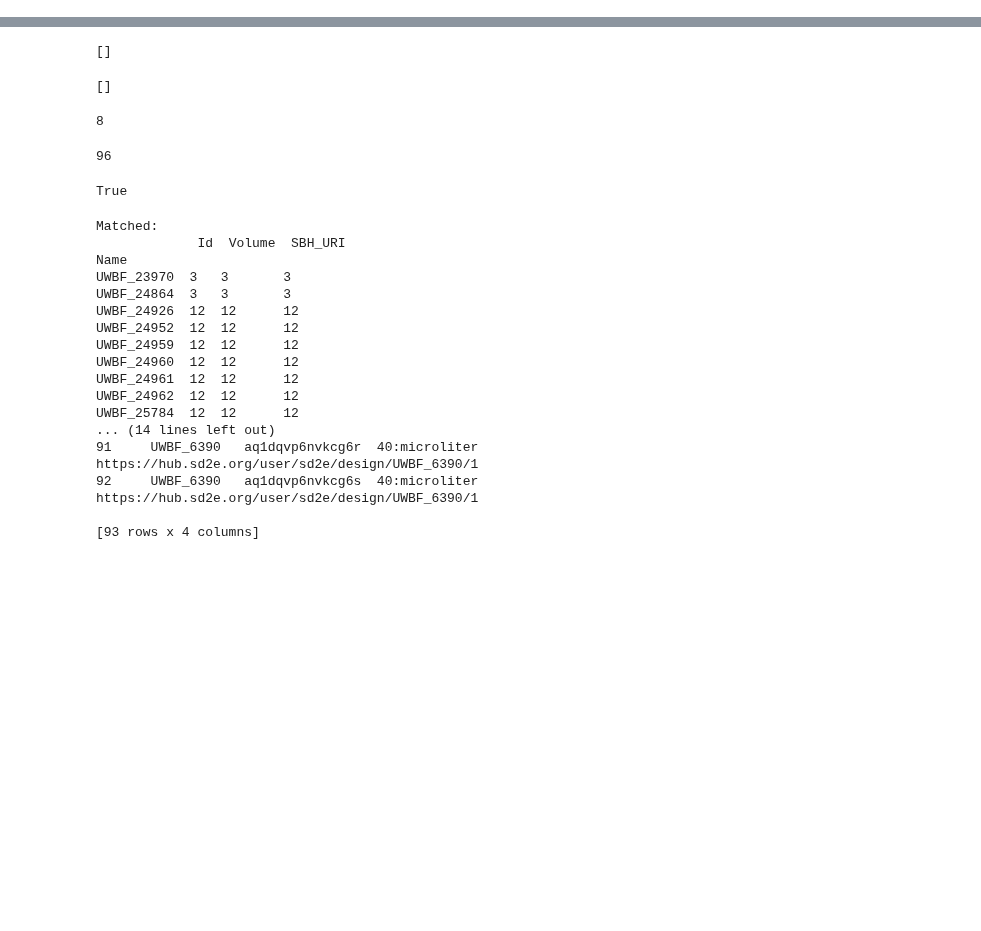
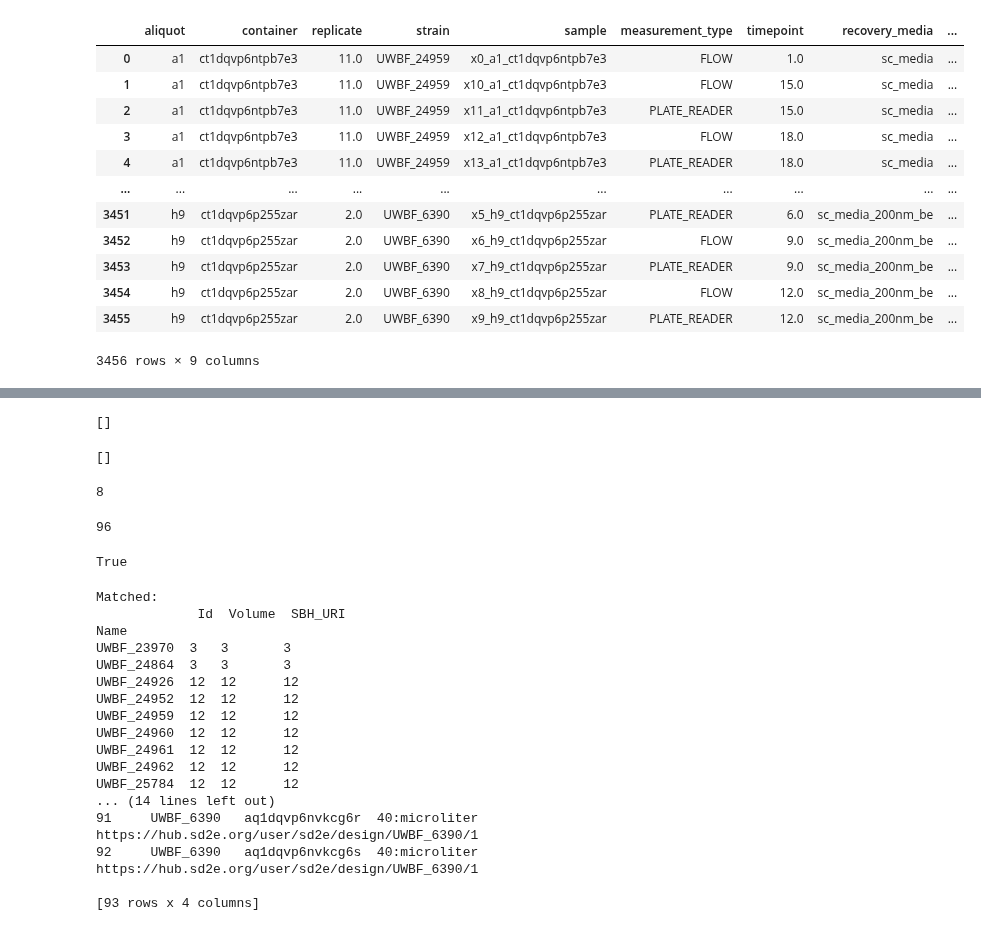
Before and after one commit to SD2E/pysd2cat, a Jupyter notebook: notebooks/scratch.ipynb, the cells around one changed output, grey strips where cells are left out. Cells and saved outputs as stored; diff of their text form; code cells hidden in the pictures; blank space fills up the shorter version.

```diff
--- a/notebooks/scratch.ipynb
+++ b/notebooks/scratch.ipynb
@@ -31,0 +305,18 @@ The autoreload extension is already loaded. To reload it, use:
+# %%
+#df = get_model_pd(model, variables, inputs['factors'])
+df
+#print(model)
+# %% [output]
+|  | aliquot | container | replicate | strain | sample | measurement_type | timepoint | recovery_media | ... |
+| 0 | a1 | ct1dqvp6ntpb7e3 | 11.0 | UWBF_24959 | x0_a1_ct1dqvp6ntpb7e3 | FLOW | 1.0 | sc_media | ... |
+| 1 | a1 | ct1dqvp6ntpb7e3 | 11.0 | UWBF_24959 | x10_a1_ct1dqvp6ntpb7e3 | FLOW | 15.0 | sc_media | ... |
+| 2 | a1 | ct1dqvp6ntpb7e3 | 11.0 | UWBF_24959 | x11_a1_ct1dqvp6ntpb7e3 | PLATE_READER | 15.0 | sc_media | ... |
+| 3 | a1 | ct1dqvp6ntpb7e3 | 11.0 | UWBF_24959 | x12_a1_ct1dqvp6ntpb7e3 | FLOW | 18.0 | sc_media | ... |
+| 4 | a1 | ct1dqvp6ntpb7e3 | 11.0 | UWBF_24959 | x13_a1_ct1dqvp6ntpb7e3 | PLATE_READER | 18.0 | sc_media | ... |
+| ... | ... | ... | ... | ... | ... | ... | ... | ... | ... |
+| 3451 | h9 | ct1dqvp6p255zar | 2.0 | UWBF_6390 | x5_h9_ct1dqvp6p255zar | PLATE_READER | 6.0 | sc_media_200nm_be | ... |
+| 3452 | h9 | ct1dqvp6p255zar | 2.0 | UWBF_6390 | x6_h9_ct1dqvp6p255zar | FLOW | 9.0 | sc_media_200nm_be | ... |
+| 3453 | h9 | ct1dqvp6p255zar | 2.0 | UWBF_6390 | x7_h9_ct1dqvp6p255zar | PLATE_READER | 9.0 | sc_media_200nm_be | ... |
+| 3454 | h9 | ct1dqvp6p255zar | 2.0 | UWBF_6390 | x8_h9_ct1dqvp6p255zar | FLOW | 12.0 | sc_media_200nm_be | ... |
+| 3455 | h9 | ct1dqvp6p255zar | 2.0 | UWBF_6390 | x9_h9_ct1dqvp6p255zar | PLATE_READER | 12.0 | sc_media_200nm_be | ... |
+3456 rows × 9 columns
```
Also changed, not shown: parts of 11 cells of this notebook, 1 other file.
